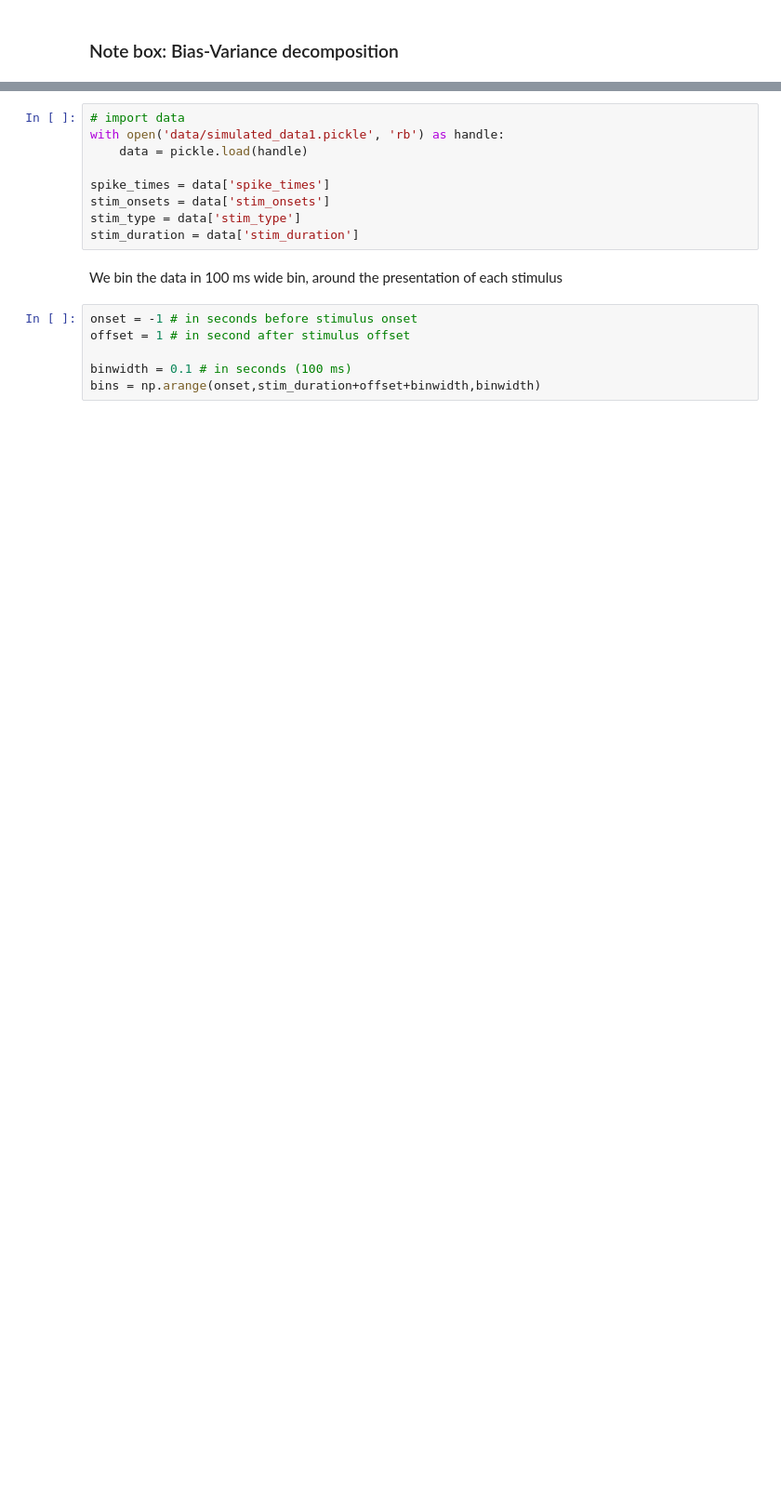
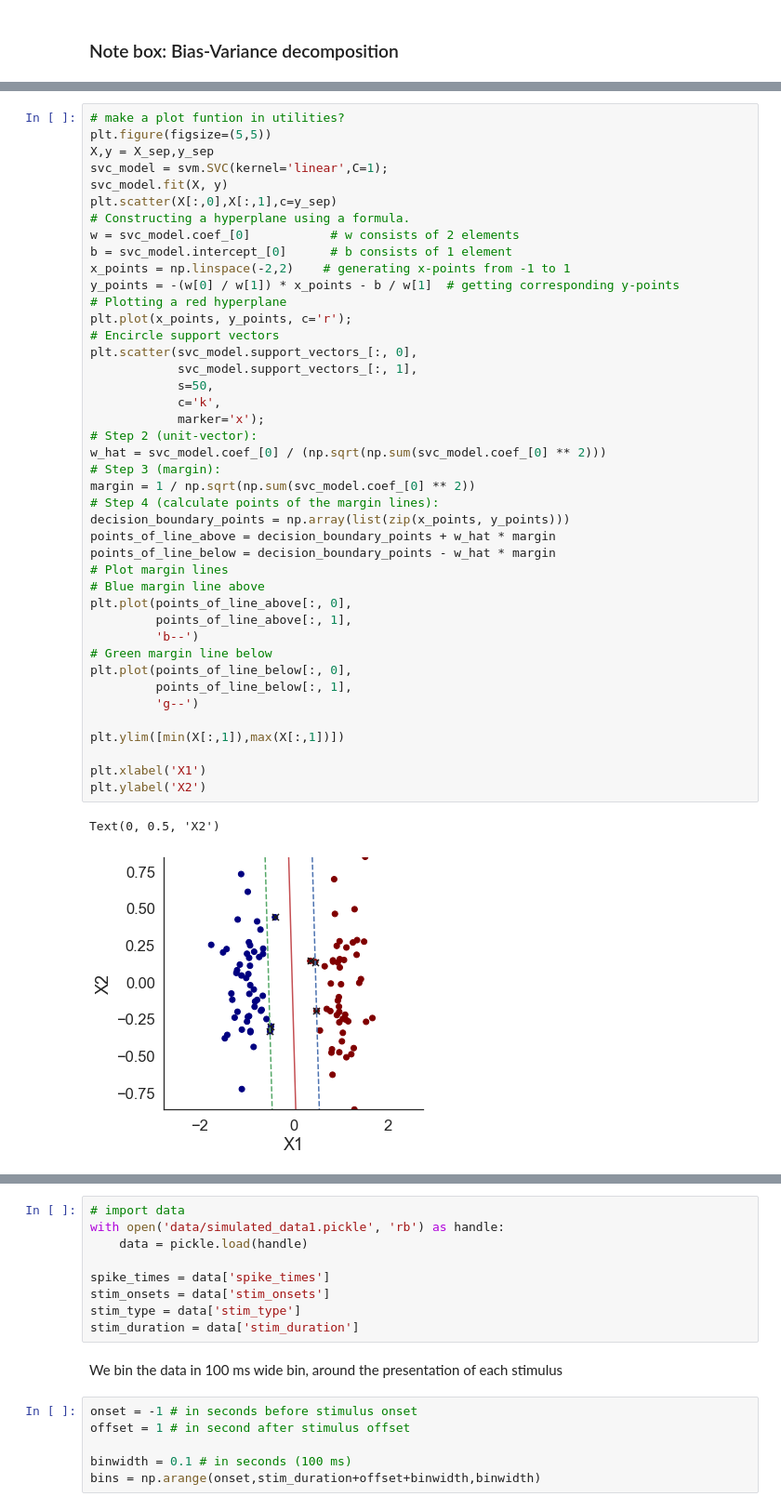
Before and after one commit to xamweil/population-methods, a Jupyter notebook: 03-SVM-decoding/SVM-decoding.ipynb, the cells around one changed output, grey strips where cells are left out. Shown at 93% size. Saved outputs shown, nothing was run; the diff lists cells and outputs as text; blank space fills up the shorter version.

```diff
--- a/03-SVM-decoding/SVM-decoding.ipynb
+++ b/03-SVM-decoding/SVM-decoding.ipynb
@@ -80,0 +115,45 @@ import seaborn as sns
+# %%
+# make a plot funtion in utilities?
+plt.figure(figsize=(5,5))
+X,y = X_sep,y_sep
+svc_model = svm.SVC(kernel='linear',C=1);
+svc_model.fit(X, y)
+plt.scatter(X[:,0],X[:,1],c=y_sep)
+# Constructing a hyperplane using a formula.
+w = svc_model.coef_[0]           # w consists of 2 elements
+b = svc_model.intercept_[0]      # b consists of 1 element
+x_points = np.linspace(-2,2)    # generating x-points from -1 to 1
+y_points = -(w[0] / w[1]) * x_points - b / w[1]  # getting corresponding y-points
+# Plotting a red hyperplane
+plt.plot(x_points, y_points, c='r');
+# Encircle support vectors
+plt.scatter(svc_model.support_vectors_[:, 0],
+            svc_model.support_vectors_[:, 1],
+            s=50,
+            c='k',
+            marker='x');
+# Step 2 (unit-vector):
+w_hat = svc_model.coef_[0] / (np.sqrt(np.sum(svc_model.coef_[0] ** 2)))
+# Step 3 (margin):
+margin = 1 / np.sqrt(np.sum(svc_model.coef_[0] ** 2))
+# Step 4 (calculate points of the margin lines):
+decision_boundary_points = np.array(list(zip(x_points, y_points)))
+points_of_line_above = decision_boundary_points + w_hat * margin
+points_of_line_below = decision_boundary_points - w_hat * margin
+# Plot margin lines
+# Blue margin line above
+plt.plot(points_of_line_above[:, 0],
+         points_of_line_above[:, 1],
+         'b--')
+# Green margin line below
+plt.plot(points_of_line_below[:, 0],
+         points_of_line_below[:, 1],
+         'g--')
+
+plt.ylim([min(X[:,1]),max(X[:,1])])
+
+plt.xlabel('X1')
+plt.ylabel('X2')
+# %% [output]
+Text(0, 0.5, 'X2')
+[figure, added]
```
Also changed, not shown: parts of 31 cells of this notebook, 3 other files.
